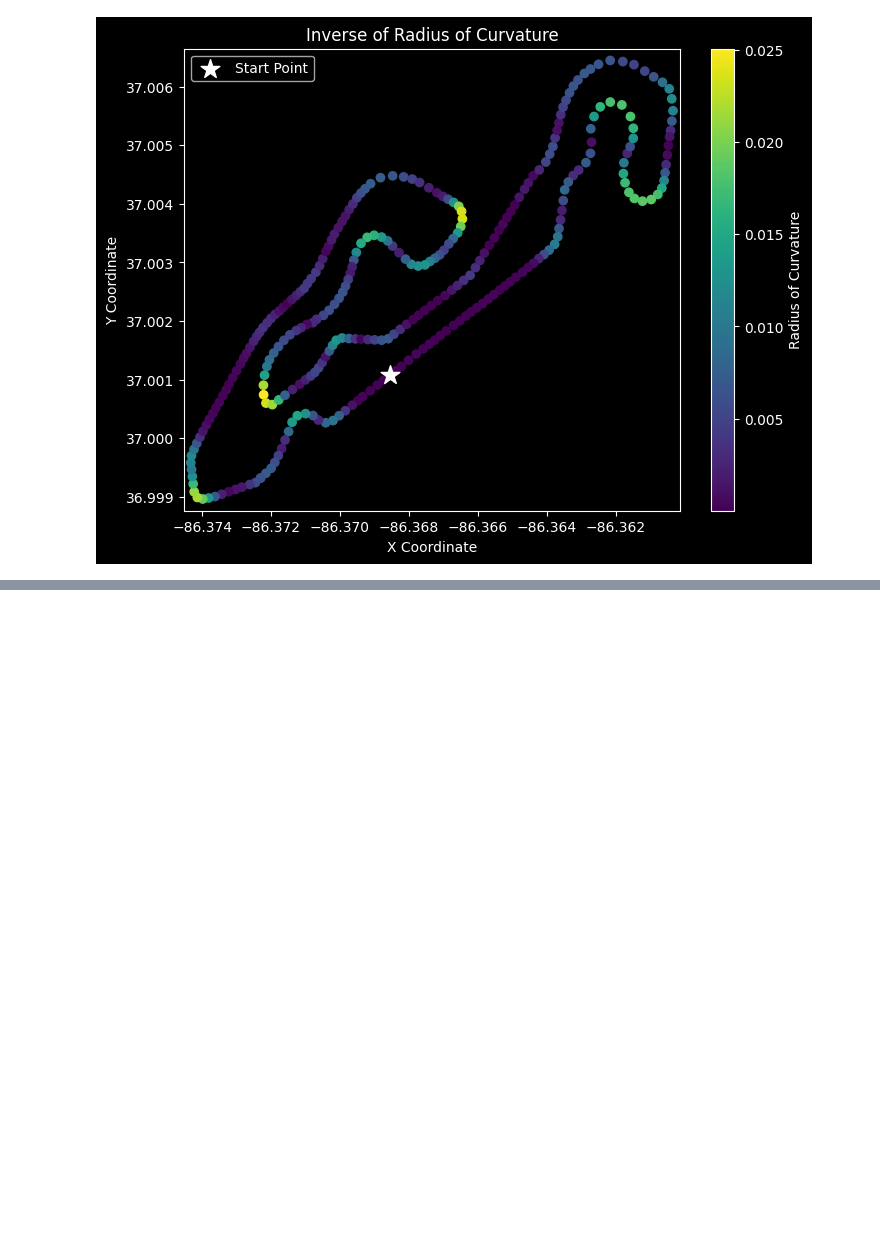
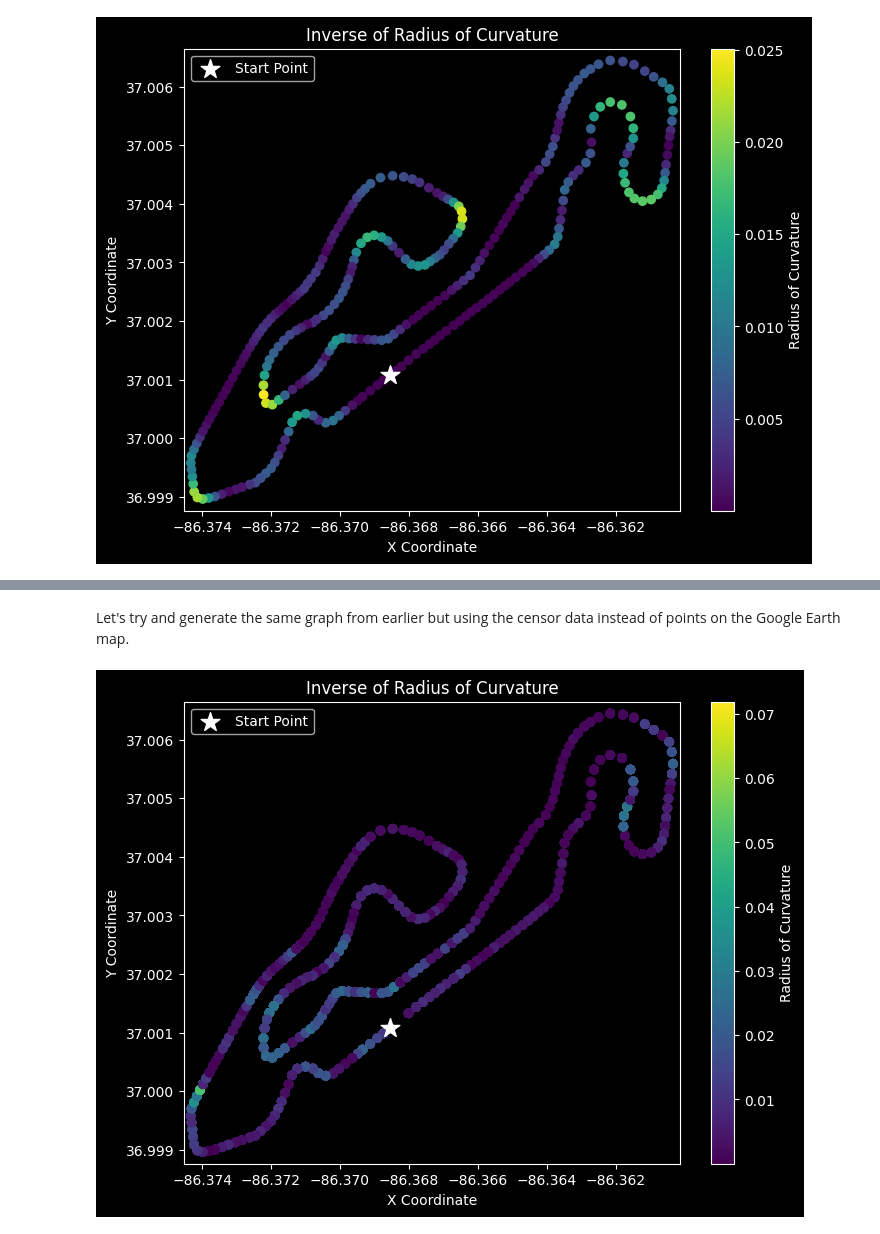
Before and after one commit to UBC-Solar/data_analysis, a Jupyter notebook: v4/localization_with_acceleration/acceleration.ipynb, the cells around one changed output, grey strips where cells are left out. Saved outputs shown, nothing was run; the diff lists cells and outputs as text; code cells hidden in the pictures; blank space fills up the shorter version.

```diff
--- a/v4/localization_with_acceleration/acceleration.ipynb
+++ b/v4/localization_with_acceleration/acceleration.ipynb
@@ -456,0 +591,9 @@ plt.show()
+# %%
+
+from scipy import integrate
+
+def distance_so_far(v_ts, start_time, end_time, dt=0.1):
+    return v_ts*v_ts.period
+# %%
+distance_list = distance_so_far(motor, lap_start_time, lap_stop_time, dt=0.1)
+np.sum(distance_list)
@@ -456,0 +608,10 @@ plt.show()
+# %%
+def return_coords(distances:list):
+    total_lap_distance = distances[-1]
+    total_track_length = 5033.62413471853
+    index = gis._python_calculate_closest_gis_indices(distances, gis.get_path_distances())
+    return route_data.get("path")[index]
+# %%
+coords_calc = return_coords(distance_list)
+print(coords_calc)
+len(coords_calc)
@@ -456,0 +627,36 @@ plt.show()
+# %% [markdown]
+Let's try and generate the same graph from earlier but using the censor data instead of points on the Google Earth map.
+# %%
+# Separating the coordinates into x and y components
+x_coords2 = [coord[1] for coord in coords_calc]
+y_coords2 = [coord[0] for coord in coords_calc]
+
+# Create an array of points from the coordinates
+points = np.array([x_coords2, y_coords2]).T.reshape(-1, 1, 2)
+
+# Create a plot
+radius_colors = radius_with_xy
+plt.figure(figsize=(8, 6))
+plt.scatter(x_coords2, y_coords2, c= calculate_radius_yonly)
+plt.gca().get_yaxis().get_major_formatter().set_useOffset(False)
+
+# Add a color bar to show the velocity scale
+plt.colorbar( label='Radius of Curvature')
+
+# Add labels, grid, and title
+plt.xlabel('X Coordinate')
+plt.ylabel('Y Coordinate')
+plt.title("Inverse of Radius of Curvature")
+
+# Adjust the axis limits to fit the track
+plt.xlim(min(x_coords2) - 0.0002, max(x_coords2) + 0.0002)
+plt.ylim(min(y_coords2) - 0.0002, max(y_coords2) + 0.0002)
+
+# Optionally, highlight the starting point
+plt.scatter(x_coords2[0], y_coords2[0], color='white', s=200, marker='*', label='Start Point')
+
+# Add a legend and show the plot
+plt.legend()
+plt.show()
+# %% [output]
+[figure, added]
```
Also changed, not shown: parts of 32 cells of this notebook.
